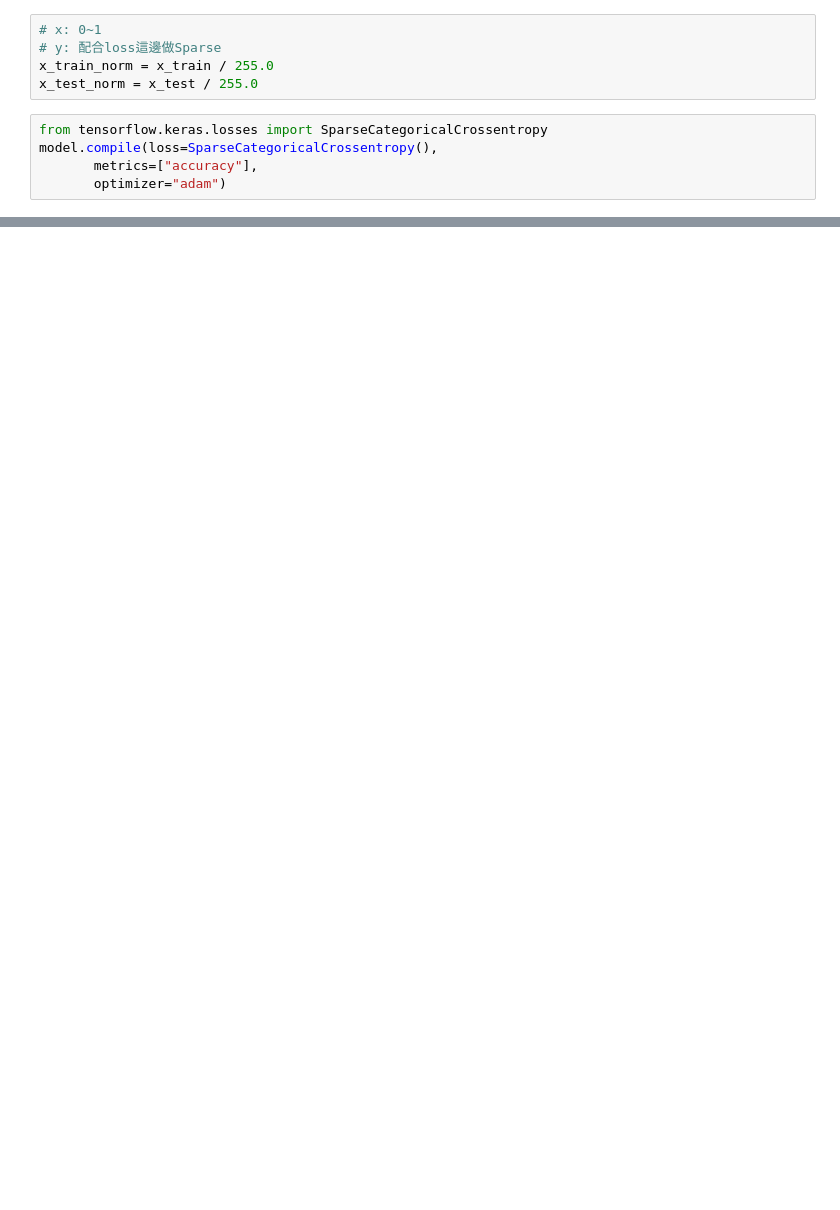
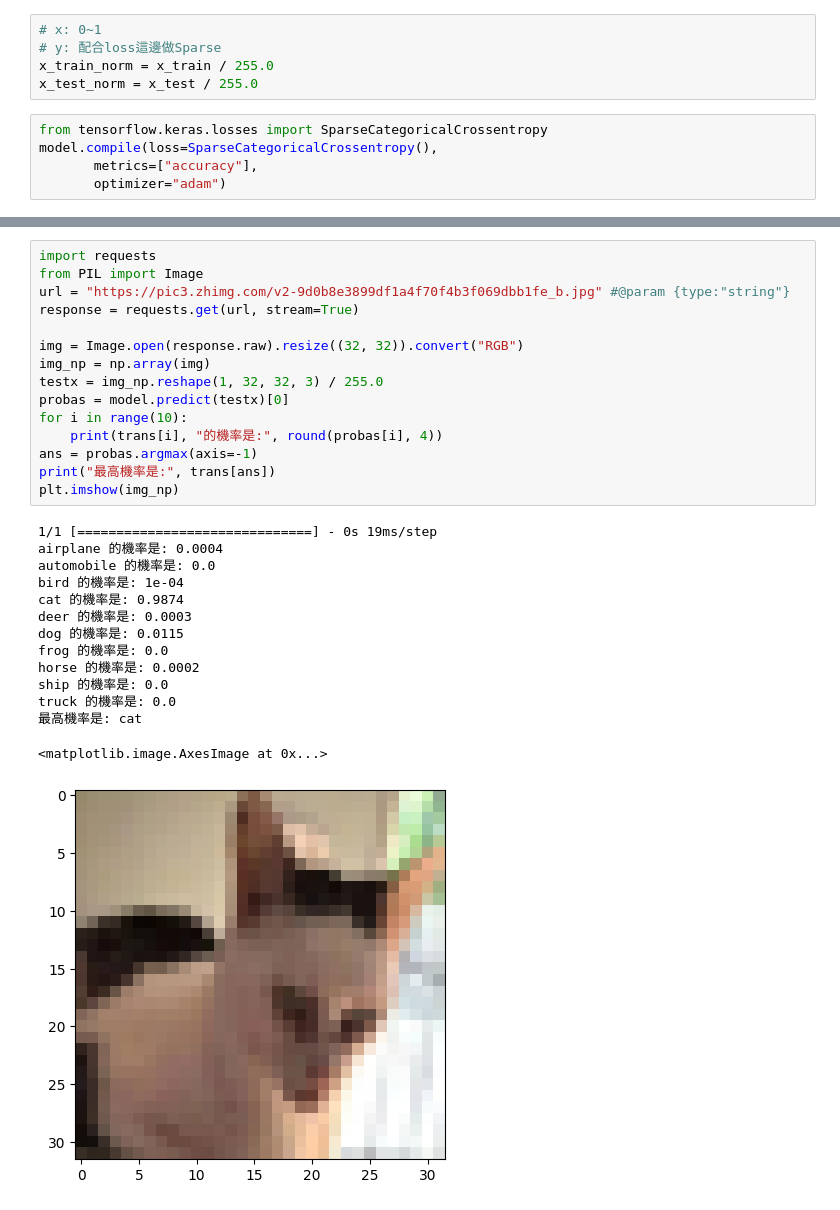
Before and after one commit to allenwang0713/tebaml0315, a Jupyter notebook: cnn.ipynb, the cells around one changed output, grey strips where cells are left out. Cells and saved outputs as stored; diff of their text form; blank space fills up the shorter version.

```diff
--- a/cnn.ipynb
+++ b/cnn.ipynb
@@ -126,0 +170,30 @@ Epoch 24/40
+# %%
+import requests
+from PIL import Image
+url = "https://pic3.zhimg.com/v2-9d0b8e3899df1a4f70f4b3f069dbb1fe_b.jpg" #@param {type:"string"}
+response = requests.get(url, stream=True)
+
+img = Image.open(response.raw).resize((32, 32)).convert("RGB")
+img_np = np.array(img)
+testx = img_np.reshape(1, 32, 32, 3) / 255.0
+probas = model.predict(testx)[0]
+for i in range(10):
+    print(trans[i], "的機率是:", round(probas[i], 4))
+ans = probas.argmax(axis=-1)
+print("最高機率是:", trans[ans])
+plt.imshow(img_np)
+# %% [output]
+1/1 [==============================] - 0s 19ms/step
+airplane 的機率是: 0.0004
+automobile 的機率是: 0.0
+bird 的機率是: 1e-04
+cat 的機率是: 0.9874
+deer 的機率是: 0.0003
+dog 的機率是: 0.0115
+frog 的機率是: 0.0
+horse 的機率是: 0.0002
+ship 的機率是: 0.0
+truck 的機率是: 0.0
+最高機率是: cat
+<matplotlib.image.AxesImage at 0x...>
+[figure, added]
```
Also changed, not shown: parts of 6 cells of this notebook.
